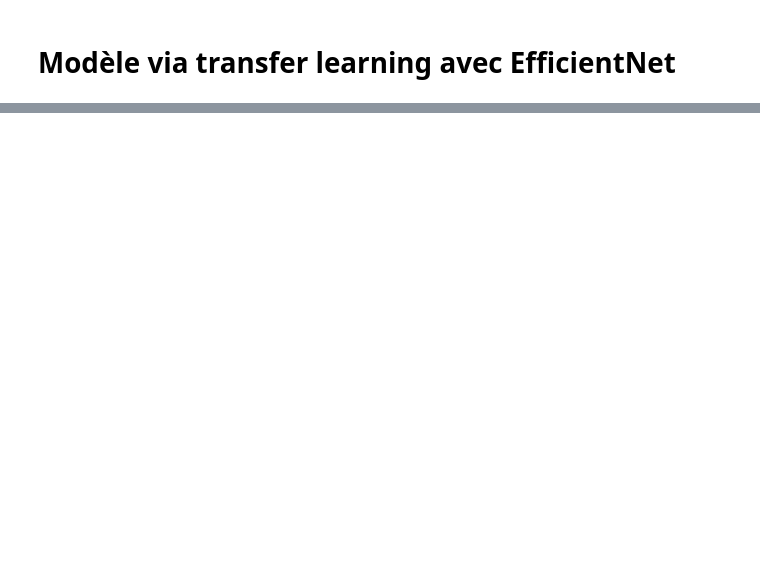
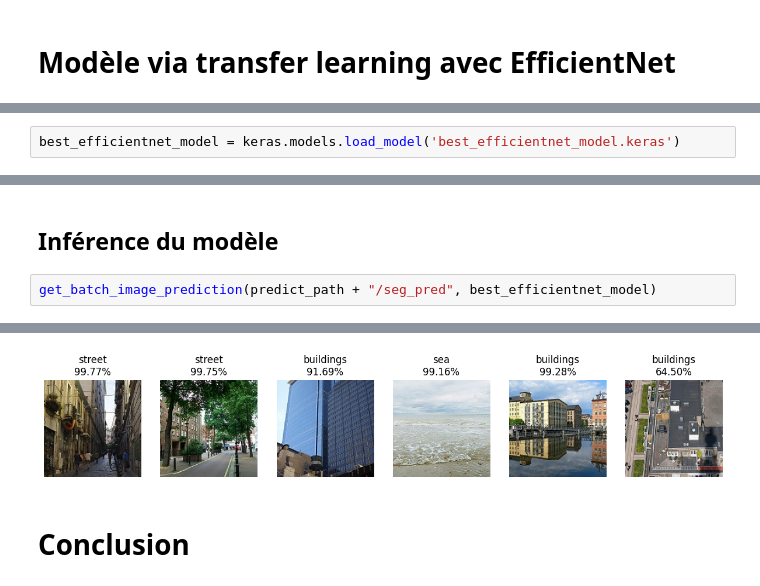
Before and after one commit to erwan44gaut/Image-AI-E5, a Jupyter notebook: Intel/intel.ipynb, the cells around one changed output, grey strips where cells are left out. Cells and saved outputs as stored; diff of their text form; blank space fills up the shorter version.

```diff
--- a/Intel/intel.ipynb
+++ b/Intel/intel.ipynb
@@ -387,0 +491,2 @@ ValueError: Arguments `target` and `output` must have the same rank (ndim). Rece
+# %%
+best_efficientnet_model = keras.models.load_model('best_efficientnet_model.keras')
@@ -387,0 +502,5 @@ ValueError: Arguments `target` and `output` must have the same rank (ndim). Rece
+# %% [markdown]
+## Inférence du modèle
+# %%
+get_batch_image_prediction(predict_path + "/seg_pred", best_efficientnet_model)
+# %% [output]
@@ -387,0 +509,3 @@ ValueError: Arguments `target` and `output` must have the same rank (ndim). Rece
+[figure, added]
+# %% [markdown]
+# Conclusion
```
Also changed, not shown: parts of 30 cells of this notebook.
